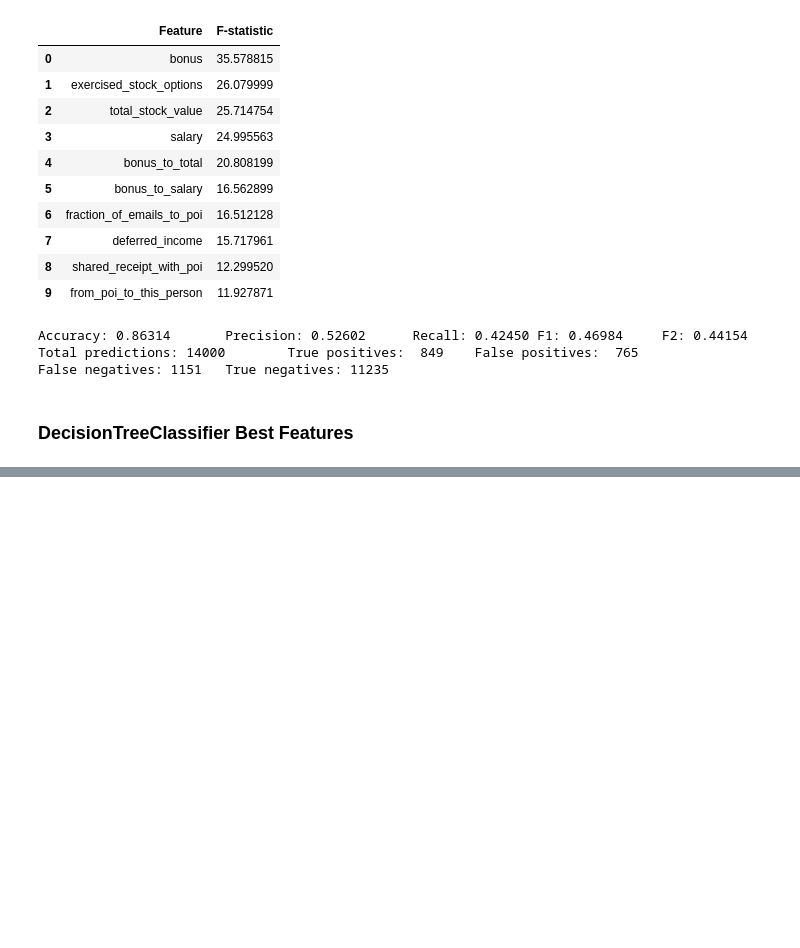
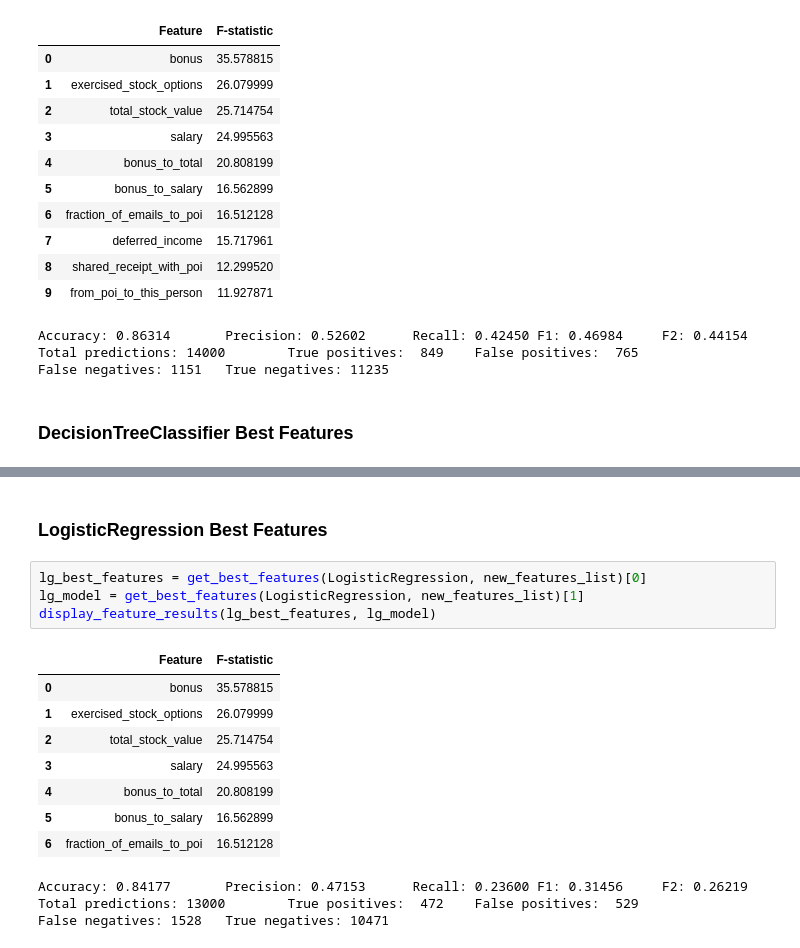
Before and after one commit to marty-vanhoof/Identifying_Fraud_from_Enron_Data, a Jupyter notebook: enron_report.ipynb, the cells around one changed output, grey strips where cells are left out. Cells and saved outputs as stored; diff of their text form; blank space fills up the shorter version.

Commit message:
LogisticRegression best features

```diff
--- a/enron_report.ipynb
+++ b/enron_report.ipynb
@@ -422,0 +436,18 @@ display_feature_results(dt_best_features, dt_model)
+# %% [markdown]
+### LogisticRegression Best Features
+# %%
+lg_best_features = get_best_features(LogisticRegression, new_features_list)[0]
+lg_model = get_best_features(LogisticRegression, new_features_list)[1]
+display_feature_results(lg_best_features, lg_model)
+# %% [output]
+|  | Feature | F-statistic |
+| 0 | bonus | 35.578815 |
+| 1 | exercised_stock_options | 26.079999 |
+| 2 | total_stock_value | 25.714754 |
+| 3 | salary | 24.995563 |
+| 4 | bonus_to_total | 20.808199 |
+| 5 | bonus_to_salary | 16.562899 |
+| 6 | fraction_of_emails_to_poi | 16.512128 |
+Accuracy: 0.84177       Precision: 0.47153      Recall: 0.23600 F1: 0.31456     F2: 0.26219
+Total predictions: 13000        True positives:  472    False positives:  529
+False negatives: 1528   True negatives: 10471
```
Also changed, not shown: parts of 2 cells of this notebook.
